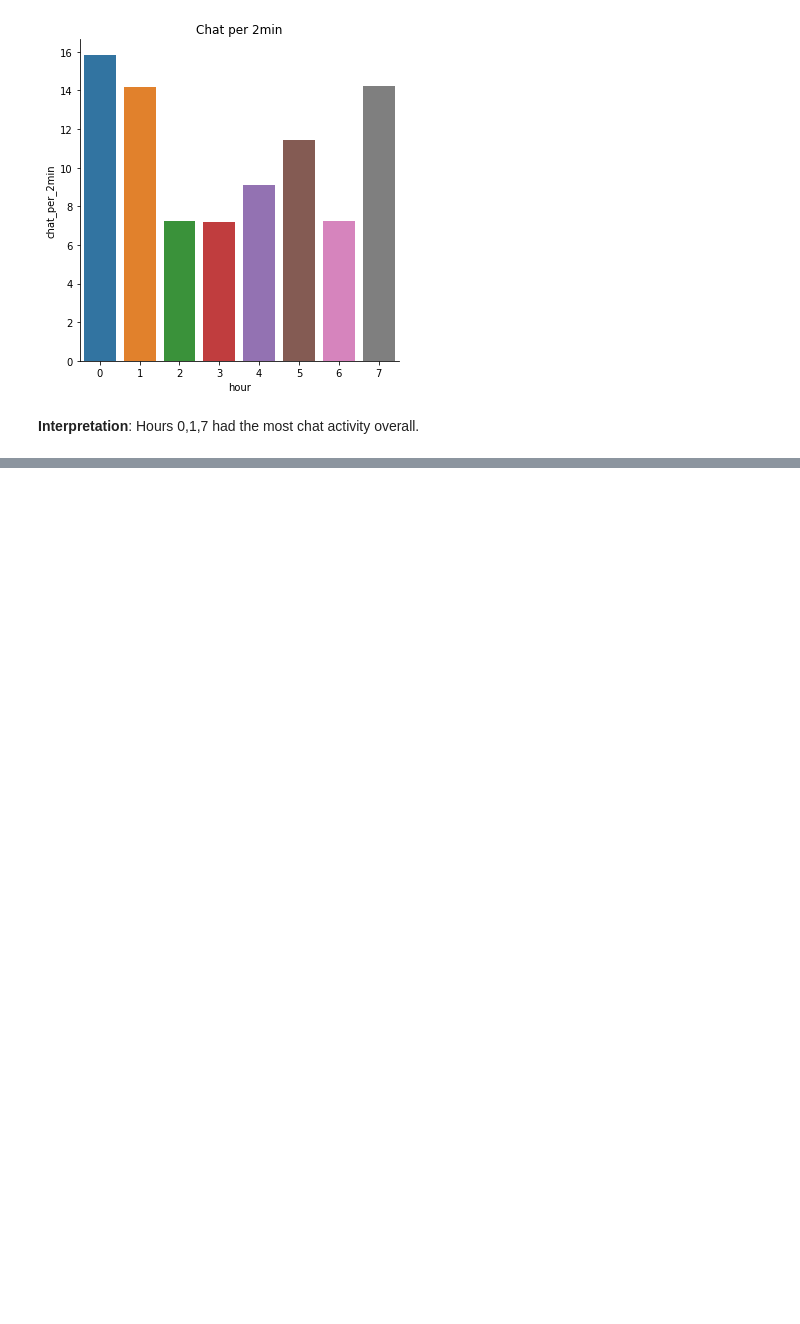
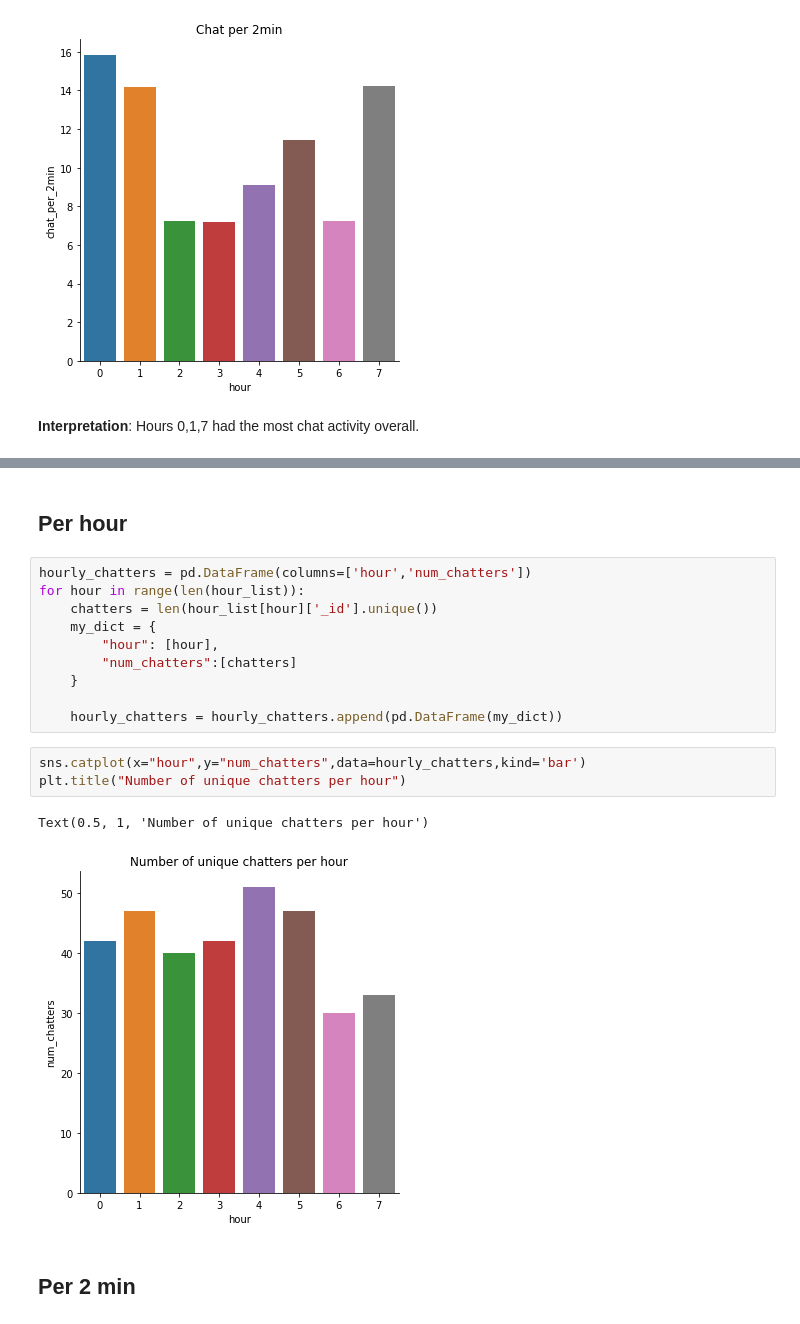
Before and after one commit to pillargg/pillar_algos, a Jupyter notebook: pillar.ipynb, the cells around one changed output, grey strips where cells are left out. Cells and saved outputs as stored; diff of their text form; blank space fills up the shorter version.

```diff
--- a/pillar.ipynb
+++ b/pillar.ipynb
@@ -563,0 +600,20 @@ __Interpretation__: Hours 0,1,7 had the most chat activity overall.
+# %% [markdown]
+## Per hour
+# %%
+hourly_chatters = pd.DataFrame(columns=['hour','num_chatters'])
+for hour in range(len(hour_list)):
+    chatters = len(hour_list[hour]['_id'].unique())
+    my_dict = {
+        "hour": [hour],
+        "num_chatters":[chatters]
+    }
+
+    hourly_chatters = hourly_chatters.append(pd.DataFrame(my_dict))
+# %%
+sns.catplot(x="hour",y="num_chatters",data=hourly_chatters,kind='bar')
+plt.title("Number of unique chatters per hour")
+# %% [output]
+Text(0.5, 1, 'Number of unique chatters per hour')
+[figure, added]
+# %% [markdown]
+## Per 2 min
```
Also changed, not shown: parts of 14 cells of this notebook.
